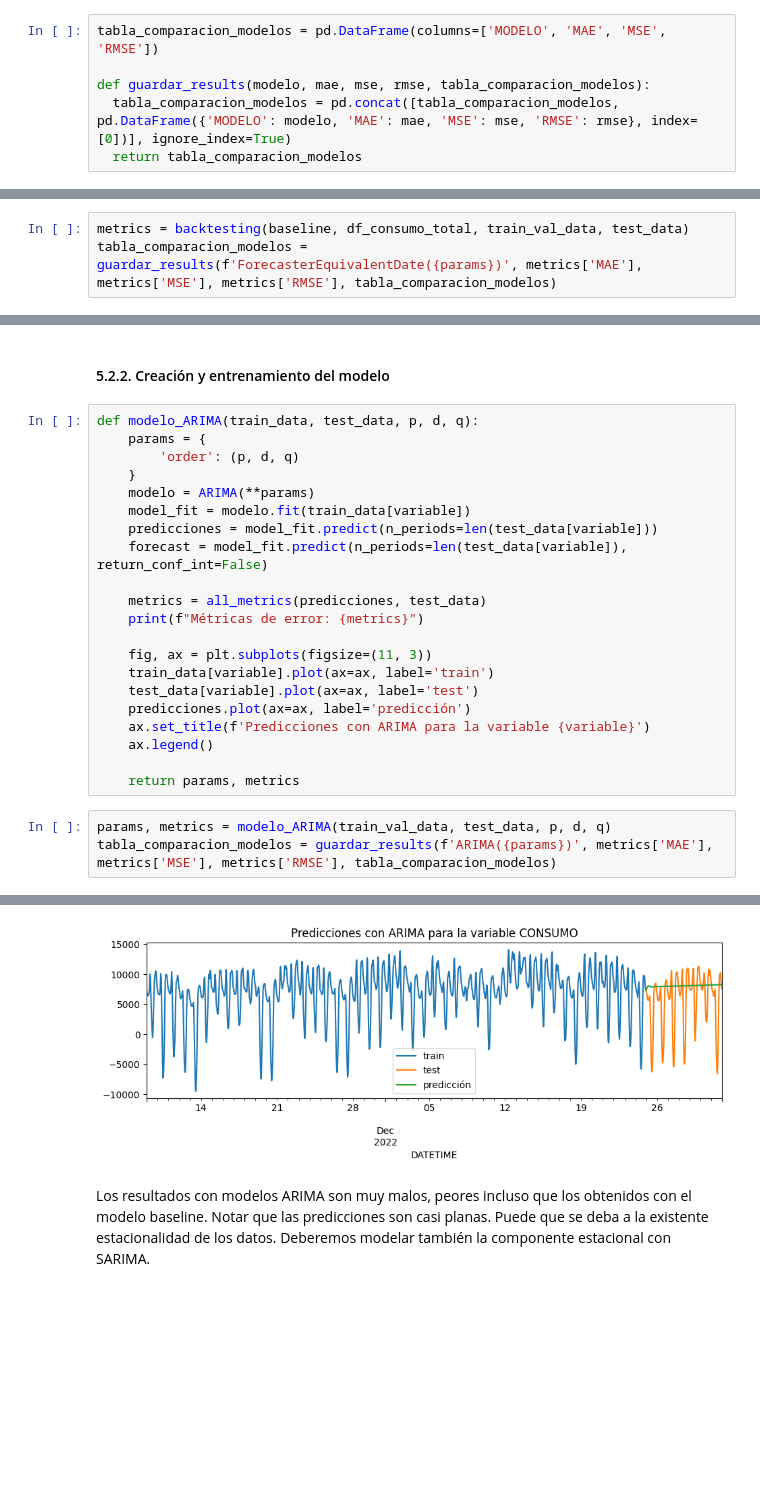
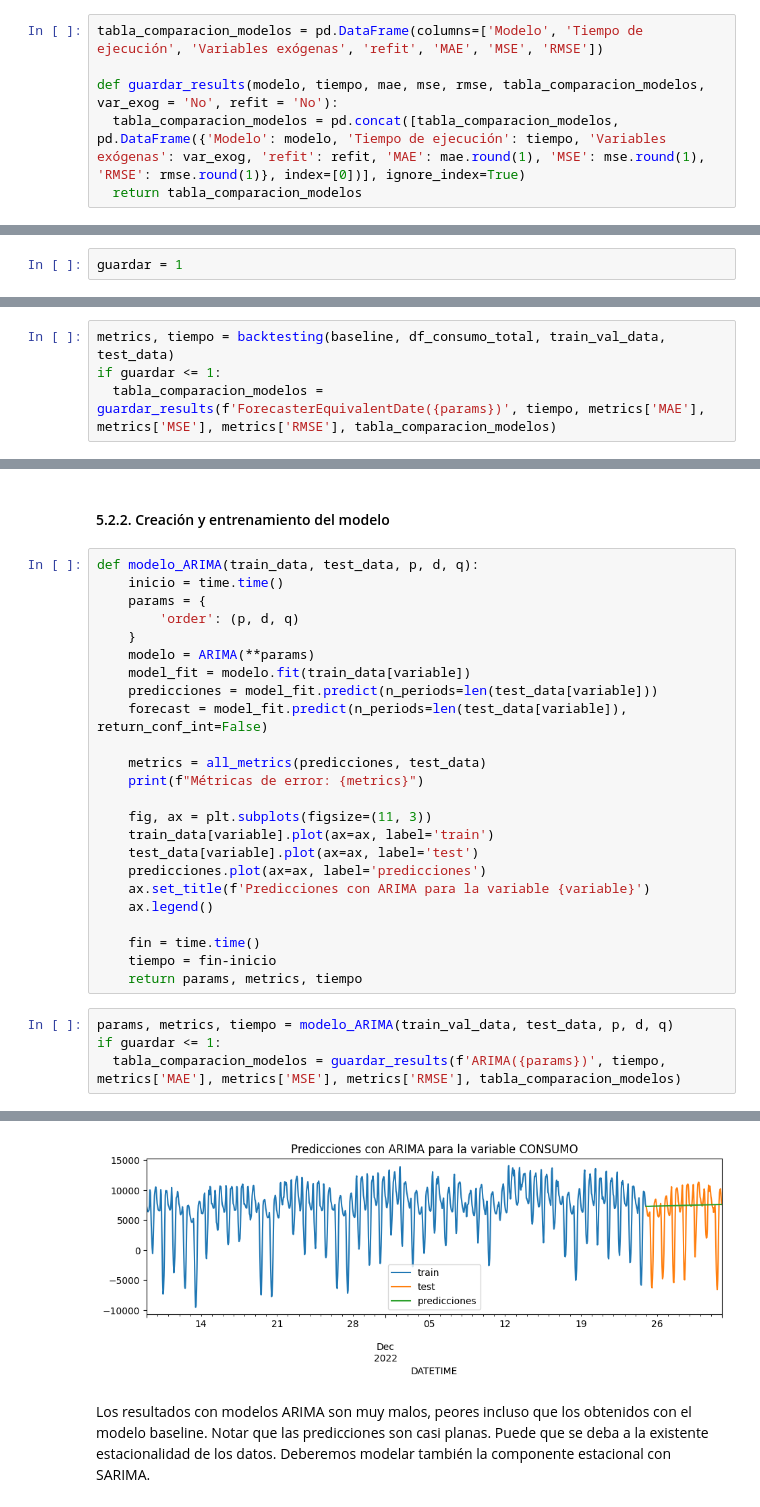
Before and after one commit to laaraapsg/tfm, a Jupyter notebook: 3_Caso_de_uso_1_CONSUMO.ipynb, the cells around one changed output, grey strips where cells are left out. Cells and saved outputs as stored; diff of their text form; blank space fills up the shorter version.

```diff
--- a/3_Caso_de_uso_1_CONSUMO.ipynb
+++ b/3_Caso_de_uso_1_CONSUMO.ipynb
@@ -407,8 +433,8 @@ Mientras no trabajemos con el conjunto de validación, tomaremos como conjunto d
 # %%
 train_val_data = pd.concat([train_data, validation_data], axis=0)
 # %%
-tabla_comparacion_modelos = pd.DataFrame(columns=['MODELO', 'MAE', 'MSE', 'RMSE'])
+tabla_comparacion_modelos = pd.DataFrame(columns=['Modelo', 'Tiempo de ejecución', 'Variables exógenas', 'refit', 'MAE', 'MSE', 'RMSE'])
 
-def guardar_results(modelo, mae, mse, rmse, tabla_comparacion_modelos):
-  tabla_comparacion_modelos = pd.concat([tabla_comparacion_modelos, pd.DataFrame({'MODELO': modelo, 'MAE': mae, 'MSE': mse, 'RMSE': rmse}, index=[0])], ignore_index=True)
+def guardar_results(modelo, tiempo, mae, mse, rmse, tabla_comparacion_modelos, var_exog = 'No', refit = 'No'):
+  tabla_comparacion_modelos = pd.concat([tabla_comparacion_modelos, pd.DataFrame({'Modelo': modelo, 'Tiempo de ejecución': tiempo, 'Variables exógenas': var_exog, 'refit': refit, 'MAE': mae.round(1), 'MSE': mse.round(1), 'RMSE': rmse.round(1)}, index=[0])], ignore_index=True)
   return tabla_comparacion_modelos
@@ -415,3 +491,5 @@ def guardar_results(modelo, mae, mse, rmse, tabla_comparacion_modelos):
+# %%
+guardar = 1
 # %% [markdown]
 ### 5.1. Baseline
 # %% [markdown]
@@ -471,8 +503,9 @@ params = {
 }
 baseline = ForecasterEquivalentDate(**params)
 # %%
-metrics = backtesting(baseline, df_consumo_total, train_val_data, test_data)
-tabla_comparacion_modelos = guardar_results(f'ForecasterEquivalentDate({params})', metrics['MAE'], metrics['MSE'], metrics['RMSE'], tabla_comparacion_modelos)
+metrics, tiempo = backtesting(baseline, df_consumo_total, train_val_data, test_data)
+if guardar <= 1:
+  tabla_comparacion_modelos = guardar_results(f'ForecasterEquivalentDate({params})', tiempo, metrics['MAE'], metrics['MSE'], metrics['RMSE'], tabla_comparacion_modelos)
 # %% [output]
 Métricas de error: {'MAE': 1696.8574821428574, 'MSE': 5602338.779176077, 'RMSE': 2366.926018948644}
 [figure]
@@ -585,6 +601,7 @@ p = 3
 #### 5.2.2. Creación y entrenamiento del modelo
 # %%
 def modelo_ARIMA(train_data, test_data, p, d, q):
+    inicio = time.time()
     params = {
         'order': (p, d, q)
     }
@@ -599,12 +616,15 @@ def modelo_ARIMA(train_data, test_data, p, d, q):
     fig, ax = plt.subplots(figsize=(11, 3))
     train_data[variable].plot(ax=ax, label='train')
     test_data[variable].plot(ax=ax, label='test')
-    predicciones.plot(ax=ax, label='predicción')
+    predicciones.plot(ax=ax, label='predicciones')
     ax.set_title(f'Predicciones con ARIMA para la variable {variable}')
     ax.legend()
 
-    return params, metrics
+    fin = time.time()
+    tiempo = fin-inicio
+    return params, metrics, tiempo
 # %%
-params, metrics = modelo_ARIMA(train_val_data, test_data, p, d, q)
-tabla_comparacion_modelos = guardar_results(f'ARIMA({params})', metrics['MAE'], metrics['MSE'], metrics['RMSE'], tabla_comparacion_modelos)
+params, metrics, tiempo = modelo_ARIMA(train_val_data, test_data, p, d, q)
+if guardar <= 1:
+  tabla_comparacion_modelos = guardar_results(f'ARIMA({params})', tiempo, metrics['MAE'], metrics['MSE'], metrics['RMSE'], tabla_comparacion_modelos)
 # %% [output]
@@ -612,4 +632,4 @@ Métricas de error: {'MAE': 3393.9463322879496, 'MSE': 26736693.8767017, 'RMSE':
-[figure, old version]
+[figure, new version]
 # %% [markdown]
 Los resultados con modelos ARIMA son muy malos, peores incluso que los obtenidos con el modelo baseline. Notar que las predicciones son casi planas. Puede que se deba a la existente estacionalidad de los datos. Deberemos modelar también la componente estacional con SARIMA.
 # %% [markdown]
```
Also changed, not shown: parts of 40 cells of this notebook.
